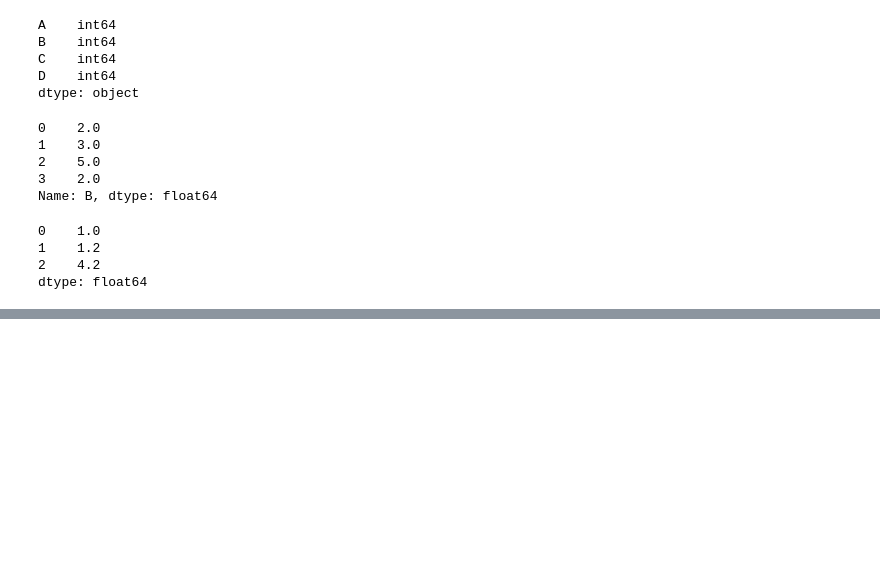
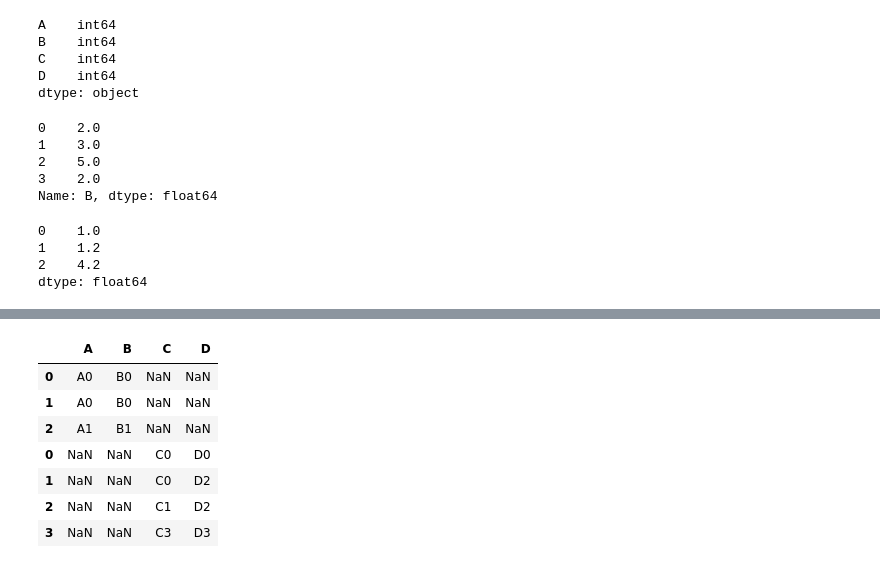
Before and after one commit to weishuotan/python_for_data_analysis, a Jupyter notebook: 数据预处理.ipynb, the cells around one changed output, grey strips where cells are left out. Drawn from its saved outputs; the diff is of its cells as text; code cells hidden in the pictures; blank space fills up the shorter version.

```diff
--- a/数据预处理.ipynb
+++ b/数据预处理.ipynb
@@ -263,0 +273,4 @@ dtype: float64
+# %%
+df1 = pd.DataFrame({'A':['A0','A0','A1'],
+                    'B':['B0','B0','B1']})
+df1
@@ -263,0 +282,4 @@ dtype: float64
+# %%
+df2 = pd.DataFrame({'C':['C0','C0','C1','C3'],
+                    'D':['D0','D2','D2','D3']})
+df2
@@ -263,0 +300,11 @@ dtype: float64
+# %%
+pd.concat([df1,df2],join = 'outer',axis = 0)
+# %% [output]
+|  | A | B | C | D |
+| 0 | A0 | B0 | NaN | NaN |
+| 1 | A0 | B0 | NaN | NaN |
+| 2 | A1 | B1 | NaN | NaN |
+| 0 | NaN | NaN | C0 | D0 |
+| 1 | NaN | NaN | C0 | D2 |
+| 2 | NaN | NaN | C1 | D2 |
+| 3 | NaN | NaN | C3 | D3 |
```
Also changed, not shown: parts of 53 cells of this notebook.
